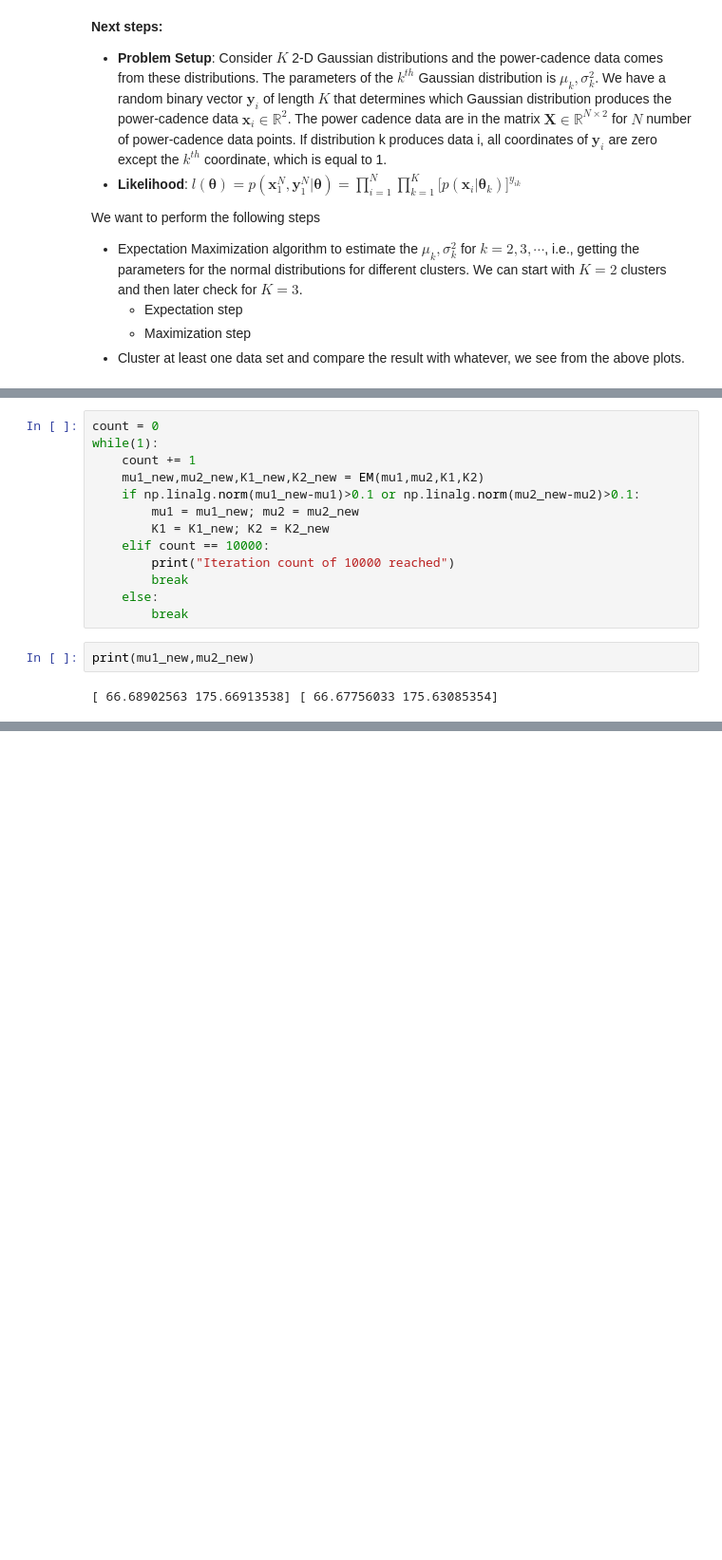
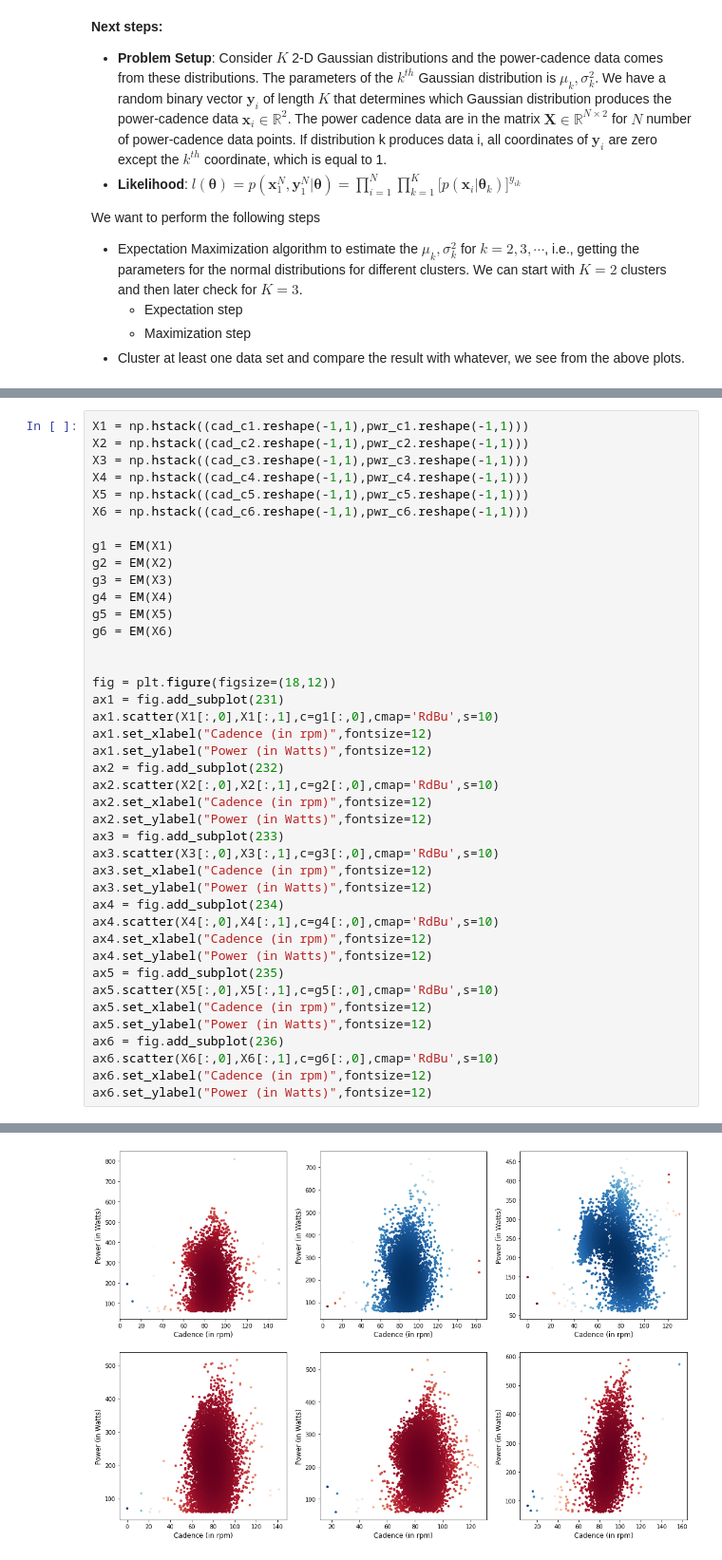
Before and after one commit to rounak-meyur/statlearn-2020, a Jupyter notebook: stat-learn-2020.ipynb, the cells around one changed output, grey strips where cells are left out. Shown at 95% size. Drawn from its saved outputs; the diff is of its cells as text; blank space fills up the shorter version.

```diff
--- a/stat-learn-2020.ipynb
+++ b/stat-learn-2020.ipynb
@@ -216,17 +239,42 @@ def EM(mu1,mu2,K1,K2):
-# %%
-count = 0
-while(1):
-    count += 1
-    mu1_new,mu2_new,K1_new,K2_new = EM(mu1,mu2,K1,K2)
-    if np.linalg.norm(mu1_new-mu1)>0.1 or np.linalg.norm(mu2_new-mu2)>0.1:
-        mu1 = mu1_new; mu2 = mu2_new
-        K1 = K1_new; K2 = K2_new
-    elif count == 10000:
-        print("Iteration count of 10000 reached")
-        break
-    else:
-        break
-# %%
-print(mu1_new,mu2_new)
-# %% [output]
-[ 66.68902563 175.66913538] [ 66.67756033 175.63085354]
+# %%
+X1 = np.hstack((cad_c1.reshape(-1,1),pwr_c1.reshape(-1,1)))
+X2 = np.hstack((cad_c2.reshape(-1,1),pwr_c2.reshape(-1,1)))
+X3 = np.hstack((cad_c3.reshape(-1,1),pwr_c3.reshape(-1,1)))
+X4 = np.hstack((cad_c4.reshape(-1,1),pwr_c4.reshape(-1,1)))
+X5 = np.hstack((cad_c5.reshape(-1,1),pwr_c5.reshape(-1,1)))
+X6 = np.hstack((cad_c6.reshape(-1,1),pwr_c6.reshape(-1,1)))
+
+g1 = EM(X1)
+g2 = EM(X2)
+g3 = EM(X3)
+g4 = EM(X4)
+g5 = EM(X5)
+g6 = EM(X6)
+
+
+fig = plt.figure(figsize=(18,12))
+ax1 = fig.add_subplot(231)
+ax1.scatter(X1[:,0],X1[:,1],c=g1[:,0],cmap='RdBu',s=10)
+ax1.set_xlabel("Cadence (in rpm)",fontsize=12)
+ax1.set_ylabel("Power (in Watts)",fontsize=12)
+ax2 = fig.add_subplot(232)
+ax2.scatter(X2[:,0],X2[:,1],c=g2[:,0],cmap='RdBu',s=10)
+ax2.set_xlabel("Cadence (in rpm)",fontsize=12)
+ax2.set_ylabel("Power (in Watts)",fontsize=12)
+ax3 = fig.add_subplot(233)
+ax3.scatter(X3[:,0],X3[:,1],c=g3[:,0],cmap='RdBu',s=10)
+ax3.set_xlabel("Cadence (in rpm)",fontsize=12)
+ax3.set_ylabel("Power (in Watts)",fontsize=12)
+ax4 = fig.add_subplot(234)
+ax4.scatter(X4[:,0],X4[:,1],c=g4[:,0],cmap='RdBu',s=10)
+ax4.set_xlabel("Cadence (in rpm)",fontsize=12)
+ax4.set_ylabel("Power (in Watts)",fontsize=12)
+ax5 = fig.add_subplot(235)
+ax5.scatter(X5[:,0],X5[:,1],c=g5[:,0],cmap='RdBu',s=10)
+ax5.set_xlabel("Cadence (in rpm)",fontsize=12)
+ax5.set_ylabel("Power (in Watts)",fontsize=12)
+ax6 = fig.add_subplot(236)
+ax6.scatter(X6[:,0],X6[:,1],c=g6[:,0],cmap='RdBu',s=10)
+ax6.set_xlabel("Cadence (in rpm)",fontsize=12)
+ax6.set_ylabel("Power (in Watts)",fontsize=12)
+# %% [output]
@@ -232,0 +288 @@ print(mu1_new,mu2_new)
+[figure, added]
```
Also changed, not shown: parts of 7 cells of this notebook, 4 other files.
